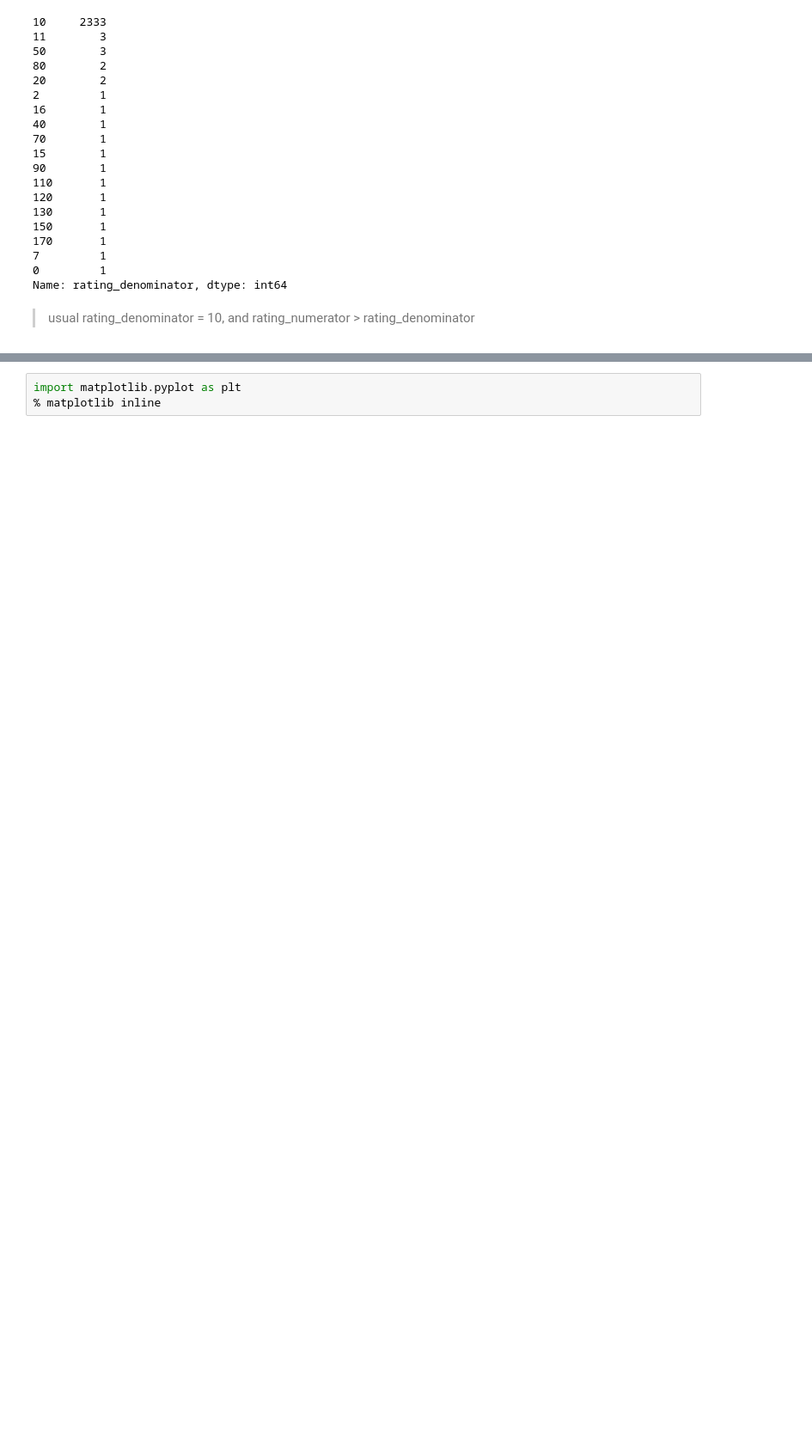
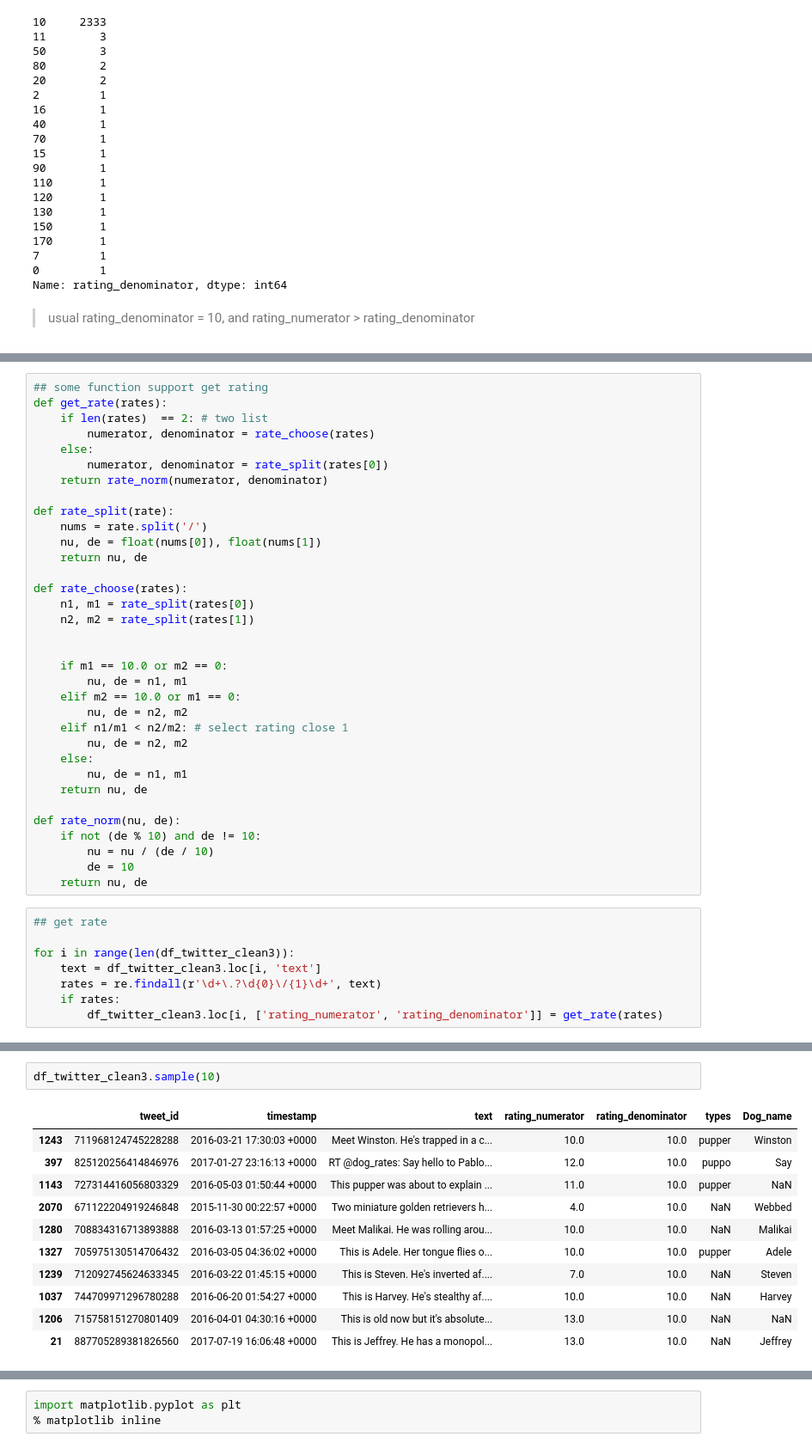
Before and after one commit to Langzzx/dand-advanced-2018, a Jupyter notebook: Data Wrangling and Cleaning/wrangle_act.ipynb, the cells around one changed output, grey strips where cells are left out. Shown at 86% size. Drawn from its saved outputs; the diff is of its cells as text; blank space fills up the shorter version.

```diff
--- a/Data Wrangling and Cleaning/wrangle_act.ipynb
+++ b/Data Wrangling and Cleaning/wrangle_act.ipynb
@@ -776,0 +797,42 @@ df_clean3.sample(5)
+# %%
+## some function support get rating
+def get_rate(rates):
+    if len(rates)  == 2: # two list
+        numerator, denominator = rate_choose(rates)
+    else:
+        numerator, denominator = rate_split(rates[0])
+    return rate_norm(numerator, denominator)
+
+def rate_split(rate):
+    nums = rate.split('/')
+    nu, de = float(nums[0]), float(nums[1])
+    return nu, de
+
+def rate_choose(rates):
+    n1, m1 = rate_split(rates[0])
+    n2, m2 = rate_split(rates[1])
+
+
+    if m1 == 10.0 or m2 == 0:
+        nu, de = n1, m1
+    elif m2 == 10.0 or m1 == 0:
+        nu, de = n2, m2
+    elif n1/m1 < n2/m2: # select rating close 1
+        nu, de = n2, m2
+    else:
+        nu, de = n1, m1
+    return nu, de
+
+def rate_norm(nu, de):
+    if not (de % 10) and de != 10:
+        nu = nu / (de / 10)
+        de = 10
+    return nu, de
+# %%
+## get rate
+
+for i in range(len(df_twitter_clean3)):
+    text = df_twitter_clean3.loc[i, 'text']
+    rates = re.findall(r'\d+\.?\d{0}\/{1}\d+', text)
+    if rates:
+        df_twitter_clean3.loc[i, ['rating_numerator', 'rating_denominator']] = get_rate(rates)
@@ -776,0 +903,14 @@ df_clean3.sample(5)
+# %%
+df_twitter_clean3.sample(10)
+# %% [output]
+|  | tweet_id | timestamp | text | rating_numerator | rating_denominator | types | Dog_name |
+| 1243 | 711968124745228288 | 2016-03-21 17:30:03 +0000 | Meet Winston. He's trapped in a c... | 10.0 | 10.0 | pupper | Winston |
+| 397 | 825120256414846976 | 2017-01-27 23:16:13 +0000 | RT @dog_rates: Say hello to Pablo... | 12.0 | 10.0 | puppo | Say |
+| 1143 | 727314416056803329 | 2016-05-03 01:50:44 +0000 | This pupper was about to explain ... | 11.0 | 10.0 | pupper | NaN |
+| 2070 | 671122204919246848 | 2015-11-30 00:22:57 +0000 | Two miniature golden retrievers h... | 4.0 | 10.0 | NaN | Webbed |
+| 1280 | 708834316713893888 | 2016-03-13 01:57:25 +0000 | Meet Malikai. He was rolling arou... | 10.0 | 10.0 | NaN | Malikai |
+| 1327 | 705975130514706432 | 2016-03-05 04:36:02 +0000 | This is Adele. Her tongue flies o... | 10.0 | 10.0 | pupper | Adele |
+| 1239 | 712092745624633345 | 2016-03-22 01:45:15 +0000 | This is Steven. He's inverted af.... | 7.0 | 10.0 | NaN | Steven |
+| 1037 | 744709971296780288 | 2016-06-20 01:54:27 +0000 | This is Harvey. He's stealthy af.... | 10.0 | 10.0 | NaN | Harvey |
+| 1206 | 715758151270801409 | 2016-04-01 04:30:16 +0000 | This is old now but it's absolute... | 13.0 | 10.0 | NaN | NaN |
+| 21 | 887705289381826560 | 2017-07-19 16:06:48 +0000 | This is Jeffrey. He has a monopol... | 13.0 | 10.0 | NaN | Jeffrey |
```
Also changed, not shown: parts of 170 cells of this notebook, 2 other files.
